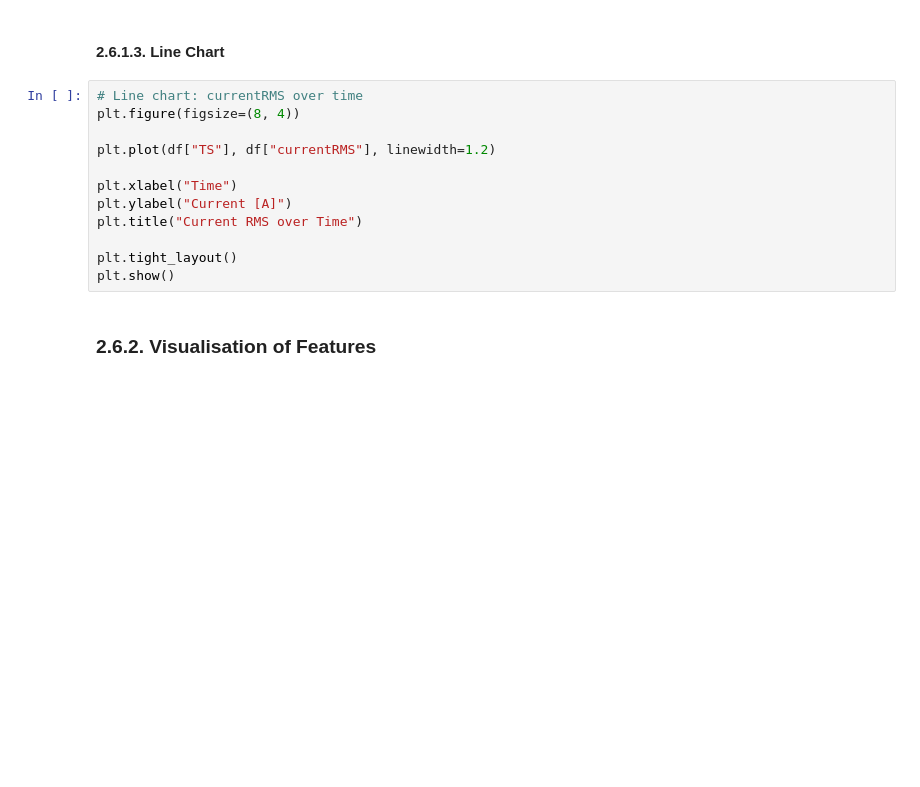
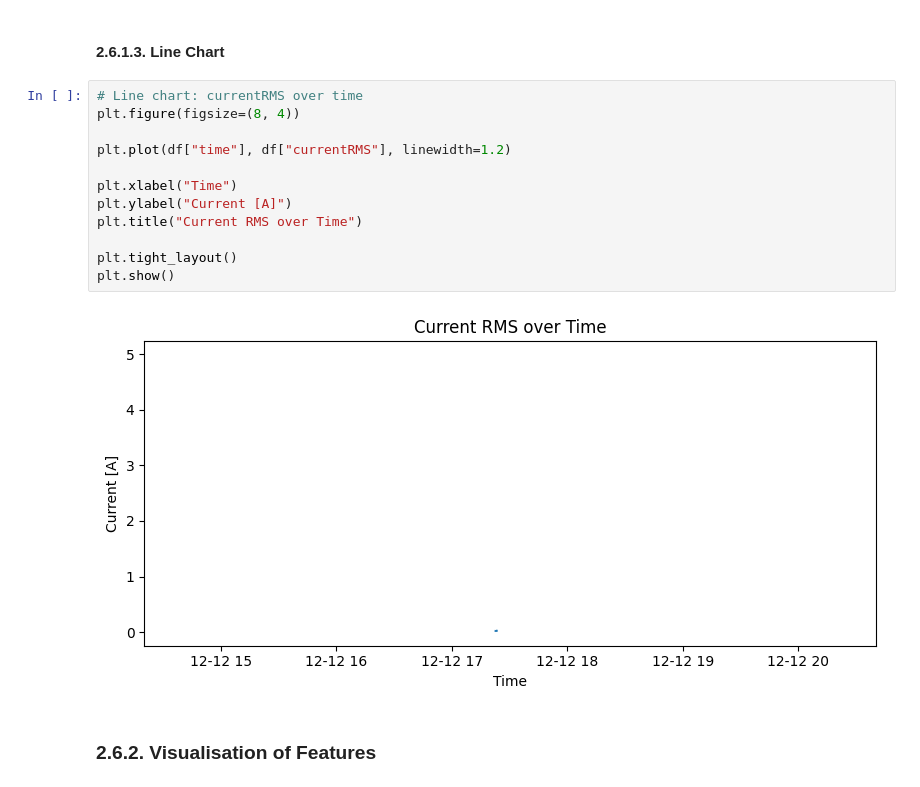
Before and after one commit to vvsmbk/projectRaphael, a Jupyter notebook: surrogateML Simon.ipynb, the cells around one changed output. Cells and saved outputs as stored; diff of their text form; blank space fills up the shorter version.

```diff
--- a/surrogateML Simon.ipynb
+++ b/surrogateML Simon.ipynb
@@ -289,15 +339,17 @@ plt.show()
 # %%
 # Line chart: currentRMS over time
 plt.figure(figsize=(8, 4))
 
-plt.plot(df["TS"], df["currentRMS"], linewidth=1.2)
+plt.plot(df["time"], df["currentRMS"], linewidth=1.2)
 
 plt.xlabel("Time")
 plt.ylabel("Current [A]")
 plt.title("Current RMS over Time")
 
 plt.tight_layout()
 plt.show()
+# %% [output]
+[figure, added]
 # %% [markdown]
 ### 2.6.2. Visualisation of Features
 # %% [markdown]
```
Also changed, not shown: parts of 10 cells of this notebook, 1 other file.
